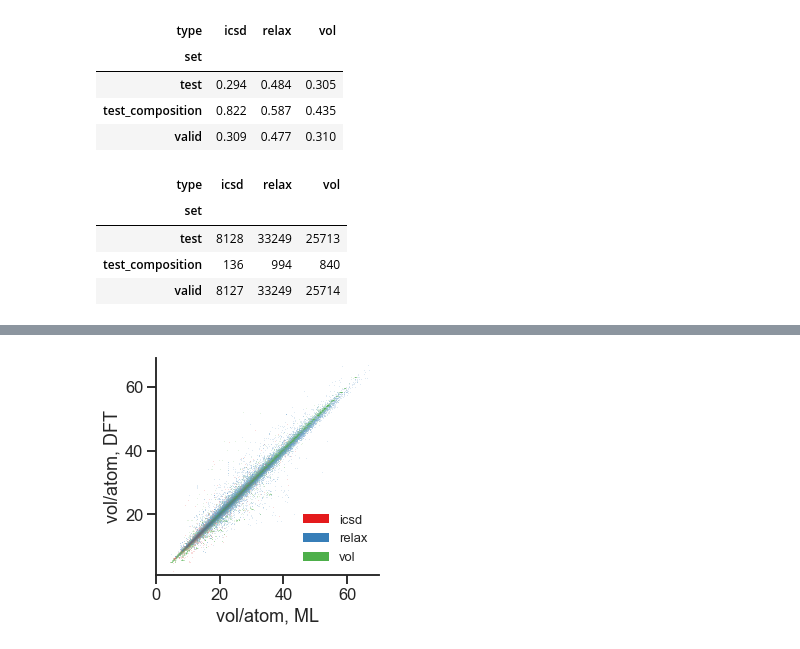
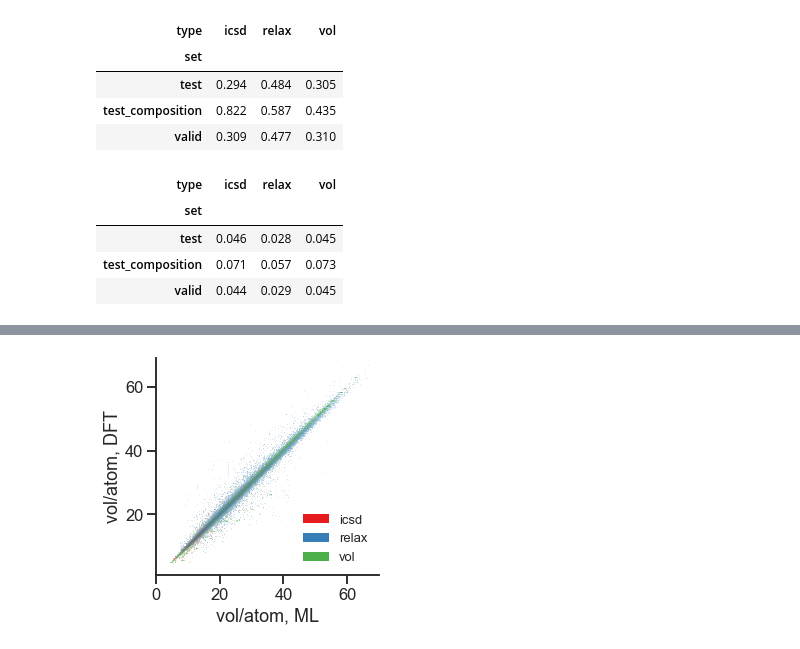
Before and after one commit to pstjohn/crystal-gnn-nfp-0.3, a Jupyter notebook: notebooks/plot_validation.ipynb, the cells around one changed output, grey strips where cells are left out. Cells and saved outputs as stored; diff of their text form; code cells hidden in the pictures.

Commit message:
adding new combined model

```diff
--- a/notebooks/plot_validation.ipynb
+++ b/notebooks/plot_validation.ipynb
@@ -11,6 +11,7 @@ sns.set(context='talk', style='ticks',
 # %%
 energies = pd.read_csv('../20220512_icsd_and_battery/predicted_energies.csv.gz', index_col=0)
 volumes = pd.read_csv('../20220512_icsd_and_battery_vol/predicted_volumes.csv.gz', index_col=0)
+combined = pd.read_csv('../20220512_icsd_and_battery_combined/predicted_volumes.csv.gz', index_col=0)
 # %%
 energies['energy_err'] = (energies['energyperatom'] - energies['energy_predicted']).abs()
 energies.groupby(['set', 'type']).energy_err.mean().unstack().round(3)
@@ -37,11 +30,13 @@ volumes.groupby(['set', 'type']).vol_err.mean().unstack().round(3)
 | test | 0.294 | 0.484 | 0.305 |
 | test_composition | 0.822 | 0.587 | 0.435 |
 | valid | 0.309 | 0.477 | 0.310 |
-# %%
-volumes.groupby(['set', 'type']).vol_err.count().unstack()
-# %% [output]
-| type | icsd | relax | vol |
-| set |  |  |  |
-| test | 8128 | 33249 | 25713 |
-| test_composition | 136 | 994 | 840 |
-| valid | 8127 | 33249 | 25714 |
+# %%
+combined['vol_err'] = (combined['volperatom'] - combined['volume_predicted']).abs()
+combined['energy_err'] = (combined['energyperatom'] - combined['energy_predicted']).abs()
+combined.groupby(['set', 'type']).energy_err.mean().unstack().round(3)
+# %% [output]
+| type | icsd | relax | vol |
+| set |  |  |  |
+| test | 0.046 | 0.028 | 0.045 |
+| test_composition | 0.071 | 0.057 | 0.073 |
+| valid | 0.044 | 0.029 | 0.045 |
```
Also changed, not shown: parts of 2 cells of this notebook, 10 other files.
